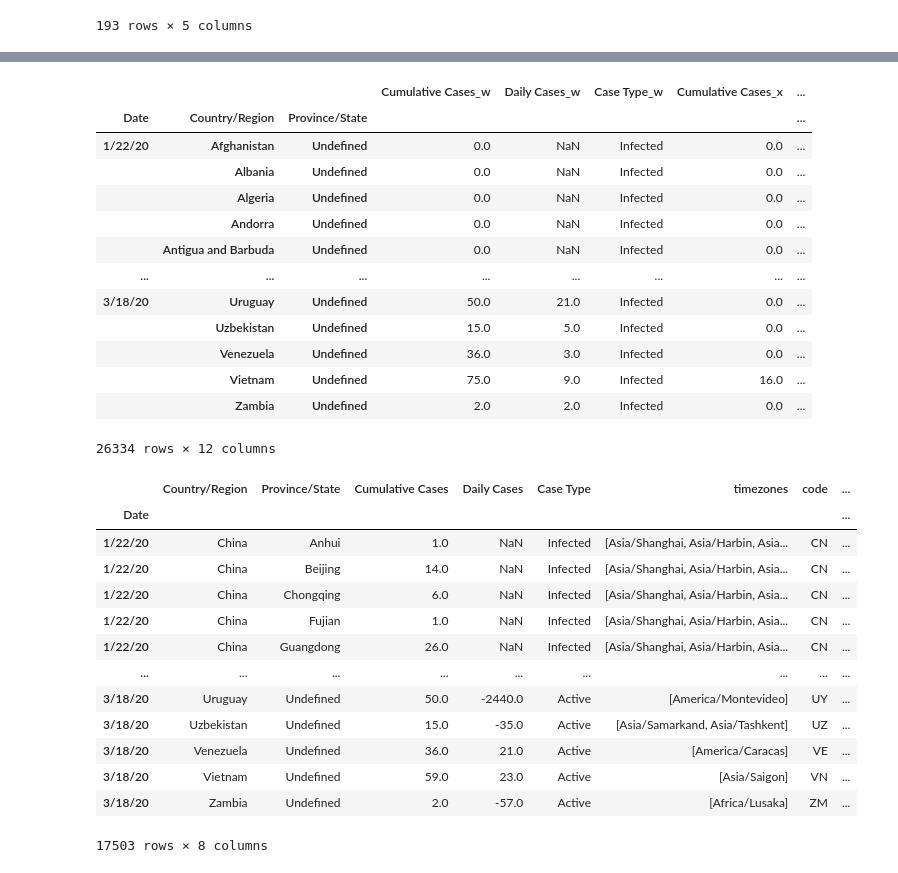
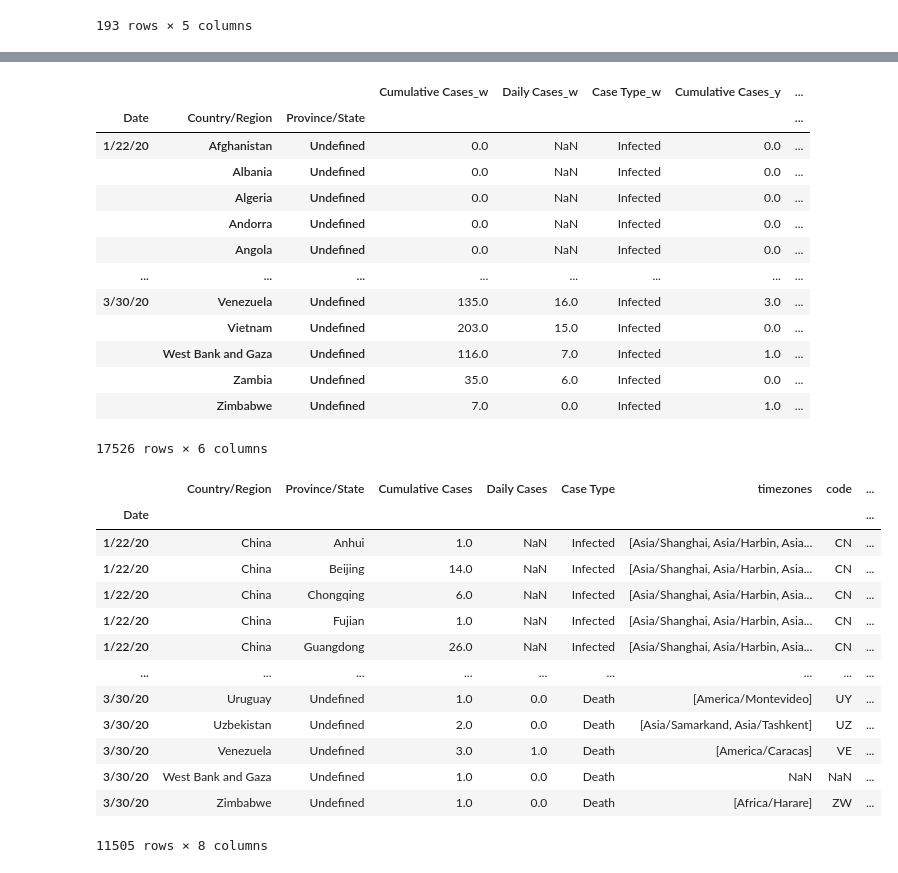
Before and after one commit to feldspar-terra/covid19, a Jupyter notebook: Corona_Virus_State.ipynb, the cells around one changed output, grey strips where cells are left out. Saved outputs shown, nothing was run; the diff lists cells and outputs as text; code cells hidden in the pictures.

```diff
--- a/Corona_Virus_State.ipynb
+++ b/Corona_Virus_State.ipynb
@@ -221,7 +221,7 @@ countries
 193 rows × 5 columns
 # %%
 #Infected
-infectedurl = 'https://raw.githubusercontent.com/CSSEGISandData/COVID-19/master/csse_covid_19_data/csse_covid_19_time_series/time_series_19-covid-Confirmed.csv'
+infectedurl = 'https://raw.githubusercontent.com/CSSEGISandData/COVID-19/master/csse_covid_19_data/csse_covid_19_time_series/time_series_covid19_confirmed_global.csv'
 # infected_state_type = pd.read_csv(infectedurl, error_bad_lines=False)
 # infected_state_type = infected_state_type.drop(columns=['Lat','Long'])
 # infected_state_type['Province/State'] = infected_state_type['Province/State'].fillna('Undefined')
@@ -249,7 +249,7 @@ infected_state_type_diff = infected_state_type_diff.stack().stack().to_frame().r
 infected_state_type_diff.name = 'Infected Diff'
 infected_state_type = pd.merge(infected_state_type,infected_state_type_diff, how='left', on=['Date','Country/Region','Province/State'])
 infected_state_type['Case Type'] = 'Infected'
-infected_state_type
+infected_state_type.head(100)
 # %% [output]
 |  |  |  | Cumulative Cases | Daily Cases | Case Type |
 | Date | Country/Region | Province/State |  |  |  |
@@ -315,6 +304,6 @@ recovered_state_type
 # %%
 #Death
-deathurl = 'https://raw.githubusercontent.com/CSSEGISandData/COVID-19/master/csse_covid_19_data/csse_covid_19_time_series/time_series_19-covid-Deaths.csv'
+deathurl = 'https://raw.githubusercontent.com/CSSEGISandData/COVID-19/master/csse_covid_19_data/csse_covid_19_time_series/time_series_covid19_deaths_global.csv'
 # death_state_type = pd.read_csv(deathurl, error_bad_lines=False)
 # death_state_type = death_state_type.drop(columns=['Lat','Long'])
 # death_state_type['Province/State'] = death_state_type['Province/State'].fillna('Undefined')
@@ -405,43 +364,45 @@ active_state_type
 # %%
 merge_cols = ['Date','Country/Region','Province/State']
-cv_metric2 = infected_state_type.merge(recovered_state_type.merge(death_state_type.merge(active_state_type,on=merge_cols,suffixes=['_y','_z']), on=merge_cols), on=merge_cols,suffixes=['_w','_x'])
+cv_metric2 = infected_state_type.merge(death_state_type,on=merge_cols,suffixes=['_w','_y'])
 cv_metric2
 # %% [output]
-|  |  |  | Cumulative Cases_w | Daily Cases_w | Case Type_w | Cumulative Cases_x | ... |
+|  |  |  | Cumulative Cases_w | Daily Cases_w | Case Type_w | Cumulative Cases_y | ... |
 | Date | Country/Region | Province/State |  |  |  |  | ... |
 | 1/22/20 | Afghanistan | Undefined | 0.0 | NaN | Infected | 0.0 | ... |
 |  | Albania | Undefined | 0.0 | NaN | Infected | 0.0 | ... |
 |  | Algeria | Undefined | 0.0 | NaN | Infected | 0.0 | ... |
 |  | Andorra | Undefined | 0.0 | NaN | Infected | 0.0 | ... |
-|  | Antigua and Barbuda | Undefined | 0.0 | NaN | Infected | 0.0 | ... |
+|  | Angola | Undefined | 0.0 | NaN | Infected | 0.0 | ... |
 | ... | ... | ... | ... | ... | ... | ... | ... |
-| 3/18/20 | Uruguay | Undefined | 50.0 | 21.0 | Infected | 0.0 | ... |
-|  | Uzbekistan | Undefined | 15.0 | 5.0 | Infected | 0.0 | ... |
-|  | Venezuela | Undefined | 36.0 | 3.0 | Infected | 0.0 | ... |
-|  | Vietnam | Undefined | 75.0 | 9.0 | Infected | 16.0 | ... |
-|  | Zambia | Undefined | 2.0 | 2.0 | Infected | 0.0 | ... |
+| 3/30/20 | Venezuela | Undefined | 135.0 | 16.0 | Infected | 3.0 | ... |
+|  | Vietnam | Undefined | 203.0 | 15.0 | Infected | 0.0 | ... |
+|  | West Bank and Gaza | Undefined | 116.0 | 7.0 | Infected | 1.0 | ... |
+|  | Zambia | Undefined | 35.0 | 6.0 | Infected | 0.0 | ... |
+|  | Zimbabwe | Undefined | 7.0 | 0.0 | Infected | 1.0 | ... |
-26334 rows × 12 columns
+17526 rows × 6 columns
 # %%
-all_state_type = pd.concat([infected_state_type, recovered_state_type, death_state_type, active_state_type])
+all_state_type = pd.concat([infected_state_type, death_state_type])
+# all_state_type = pd.concat([infected_state_type, recovered_state_type, death_state_type, active_state_type])
+
 all_state_type = all_state_type[(all_state_type['Cumulative Cases'] != 0)].reset_index()
 all_state_type = pd.merge(left=all_state_type, right=countries, how='left', left_on='Country/Region', right_on='name')
 all_state_type = all_state_type.drop(columns=['name','capital'])
 all_state_type = all_state_type.set_index('Date')
 all_state_type
 # %% [output]
 |  | Country/Region | Province/State | Cumulative Cases | Daily Cases | Case Type | timezones | code | ... |
 | Date |  |  |  |  |  |  |  | ... |
 | 1/22/20 | China | Anhui | 1.0 | NaN | Infected | [Asia/Shanghai, Asia/Harbin, Asia... | CN | ... |
 | 1/22/20 | China | Beijing | 14.0 | NaN | Infected | [Asia/Shanghai, Asia/Harbin, Asia... | CN | ... |
 | 1/22/20 | China | Chongqing | 6.0 | NaN | Infected | [Asia/Shanghai, Asia/Harbin, Asia... | CN | ... |
 | 1/22/20 | China | Fujian | 1.0 | NaN | Infected | [Asia/Shanghai, Asia/Harbin, Asia... | CN | ... |
 | 1/22/20 | China | Guangdong | 26.0 | NaN | Infected | [Asia/Shanghai, Asia/Harbin, Asia... | CN | ... |
 | ... | ... | ... | ... | ... | ... | ... | ... | ... |
-| 3/18/20 | Uruguay | Undefined | 50.0 | -2440.0 | Active | [America/Montevideo] | UY | ... |
-| 3/18/20 | Uzbekistan | Undefined | 15.0 | -35.0 | Active | [Asia/Samarkand, Asia/Tashkent] | UZ | ... |
-| 3/18/20 | Venezuela | Undefined | 36.0 | 21.0 | Active | [America/Caracas] | VE | ... |
-| 3/18/20 | Vietnam | Undefined | 59.0 | 23.0 | Active | [Asia/Saigon] | VN | ... |
-| 3/18/20 | Zambia | Undefined | 2.0 | -57.0 | Active | [Africa/Lusaka] | ZM | ... |
+| 3/30/20 | Uruguay | Undefined | 1.0 | 0.0 | Death | [America/Montevideo] | UY | ... |
+| 3/30/20 | Uzbekistan | Undefined | 2.0 | 0.0 | Death | [Asia/Samarkand, Asia/Tashkent] | UZ | ... |
+| 3/30/20 | Venezuela | Undefined | 3.0 | 1.0 | Death | [America/Caracas] | VE | ... |
+| 3/30/20 | West Bank and Gaza | Undefined | 1.0 | 0.0 | Death | NaN | NaN | ... |
+| 3/30/20 | Zimbabwe | Undefined | 1.0 | 0.0 | Death | [Africa/Harare] | ZW | ... |
-17503 rows × 8 columns
+11505 rows × 8 columns
 # %%
 cv_metric = cv_metric2
```
Also changed, not shown: parts of 12 cells of this notebook.
